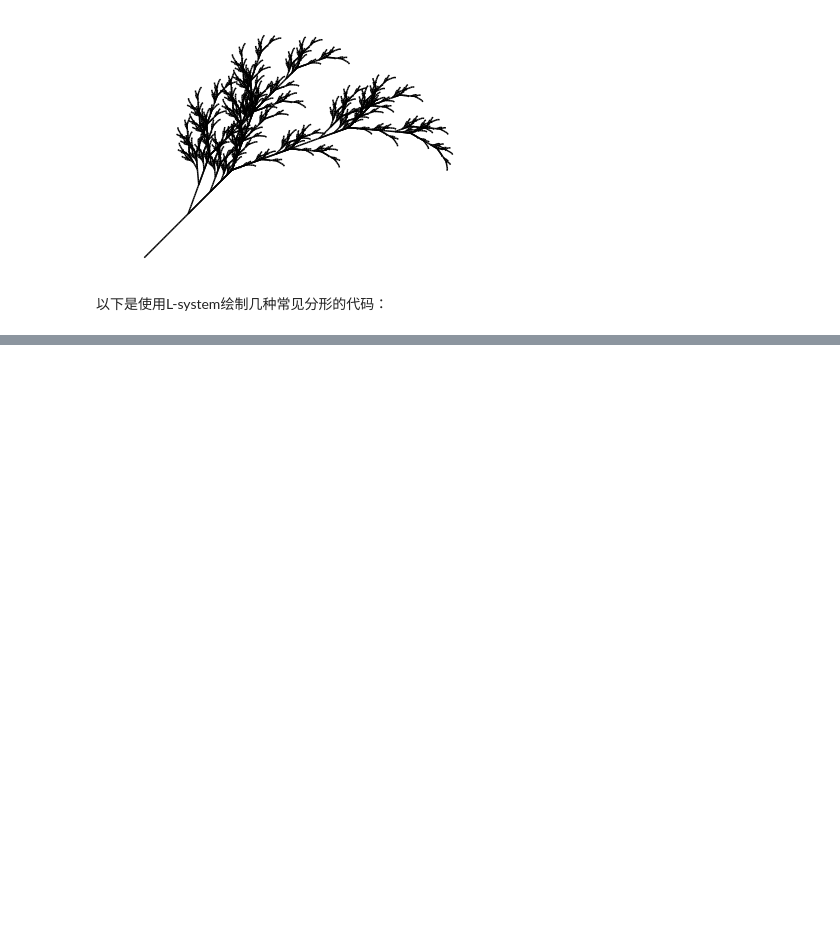
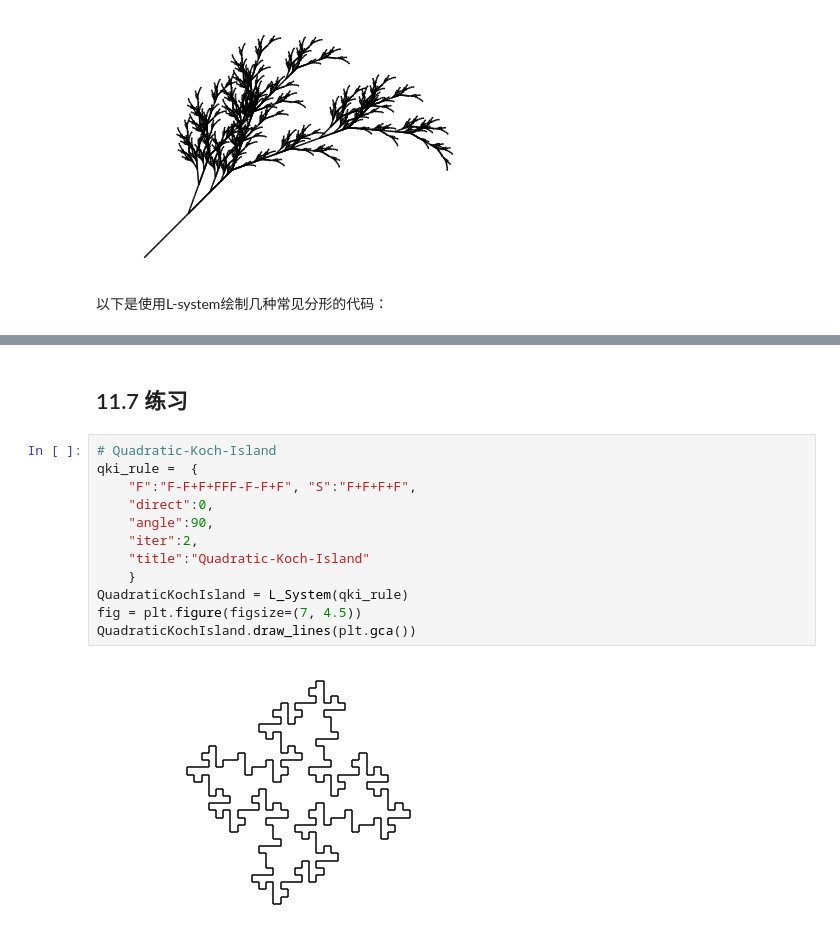
Before and after one commit to samuelzq/python_math, a Jupyter notebook: ch11/chp11.ipynb, the cells around one changed output, grey strips where cells are left out. Saved outputs shown, nothing was run; the diff lists cells and outputs as text; blank space fills up the shorter version.

```diff
--- a/ch11/chp11.ipynb
+++ b/ch11/chp11.ipynb
@@ -764,2 +764,18 @@ pl.show()
 # %% [output]
 [figure]
+# %% [markdown]
+## 11.7	练习
+# %%
+# Quadratic-Koch-Island
+qki_rule =  {
+    "F":"F-F+F+FFF-F-F+F", "S":"F+F+F+F",
+    "direct":0,
+    "angle":90,
+    "iter":2,
+    "title":"Quadratic-Koch-Island"
+    }
+QuadraticKochIsland = L_System(qki_rule)
+fig = plt.figure(figsize=(7, 4.5))
+QuadraticKochIsland.draw_lines(plt.gca())
+# %% [output]
+[figure, added]
```
Also changed, not shown: parts of 12 cells of this notebook, 5 other files.
